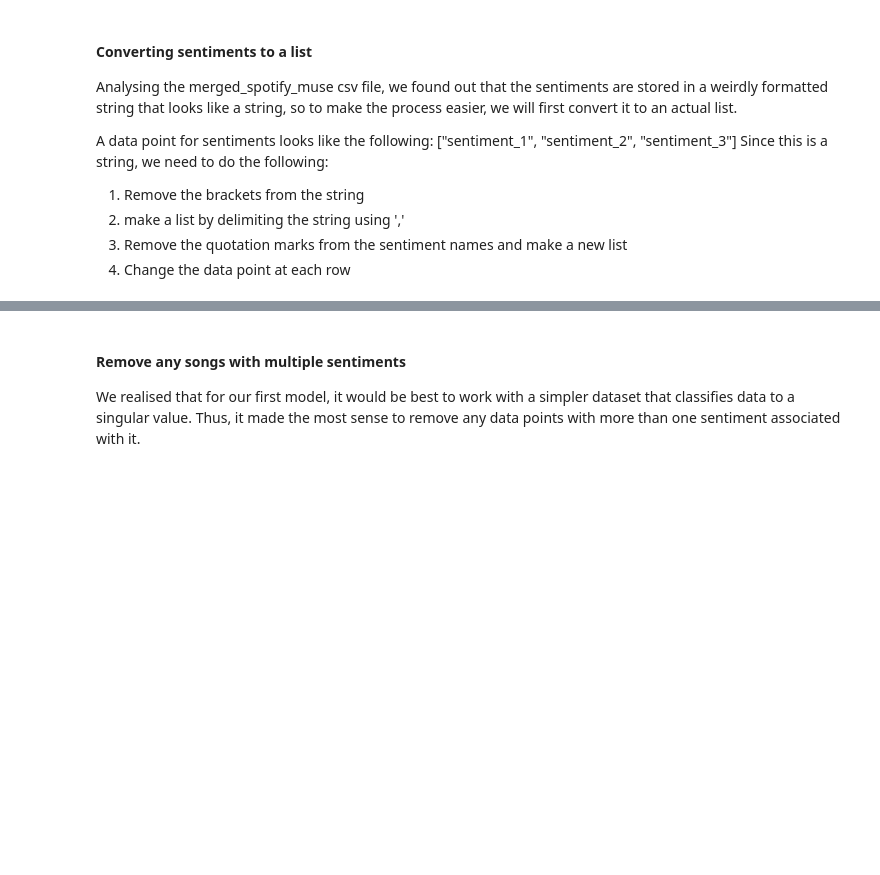
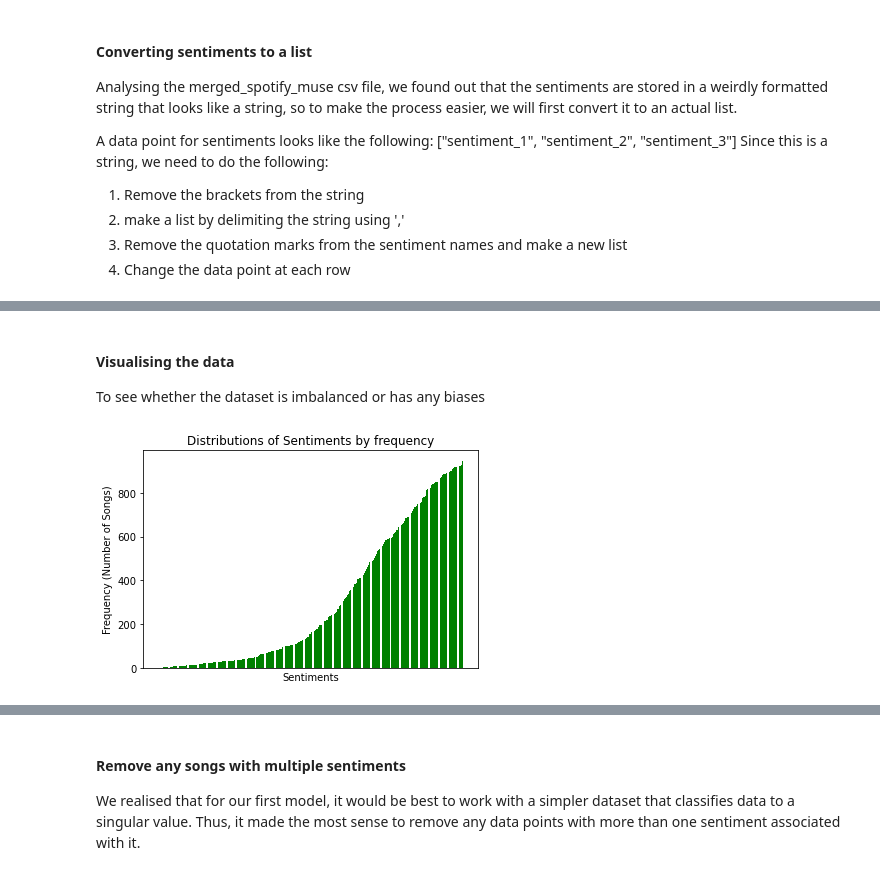
Before and after one commit to aarohigupta/Sentify, a Jupyter notebook: data_analysis.ipynb, the cells around one changed output, grey strips where cells are left out. Cells and saved outputs as stored; diff of their text form; code cells hidden in the pictures; blank space fills up the shorter version.

Commit message:
data analysis and testing

```diff
--- a/data_analysis.ipynb
+++ b/data_analysis.ipynb
@@ -42,0 +60,3 @@ See the caveats in the documentation: https://pandas.pydata.org/pandas-docs/stab
+# %%
+df = df.reset_index(drop = True)
+df
@@ -42,0 +77,3 @@ See the caveats in the documentation: https://pandas.pydata.org/pandas-docs/stab
+# %%
+mySentiments = {word:0 for row in df['sentiments'] for word in row}
+mySentiments
@@ -42,0 +98,4 @@ See the caveats in the documentation: https://pandas.pydata.org/pandas-docs/stab
+# %%
+for row in df['sentiments']:
+    for word in row:
+        mySentiments[word] += 1
@@ -42,0 +122,4 @@ See the caveats in the documentation: https://pandas.pydata.org/pandas-docs/stab
+# %% [markdown]
+#### Visualising the data
+
+To see whether the dataset is imbalanced or has any biases
@@ -42,0 +128,23 @@ See the caveats in the documentation: https://pandas.pydata.org/pandas-docs/stab
+# %%
+rankedValues = ss.rankdata(list(mySentiments.values()), method = 'ordinal')
+totalVal = len(rankedValues)
+myValues = list(mySentiments.values())
+myKeys = list(mySentiments.keys())
+rankedValues = rankedValues - 1
+sortedKeys = ["",]*totalVal
+sortedVals = [0,]*totalVal
+for i, rank in enumerate(rankedValues):
+    sortedKeys[rank] = myKeys[i]
+    sortedVals[rank] = myValues[i]
+# %%
+sortedKeys = sortedKeys[::-1]
+sortedVals = sortedVals[::-1]
+plt.bar(sortedKeys, sortedVals, color='g')
+plt.title("Distributions of Sentiments by frequency")
+plt.ylabel("Frequency (Number of Songs)")
+plt.xlabel("Sentiments")
+ax = plt.gca()
+ax.axes.xaxis.set_ticks([])
+plt.show()
+# %% [output]
+[figure, added]
```
Also changed, not shown: parts of 32 cells of this notebook, 2 other files.
